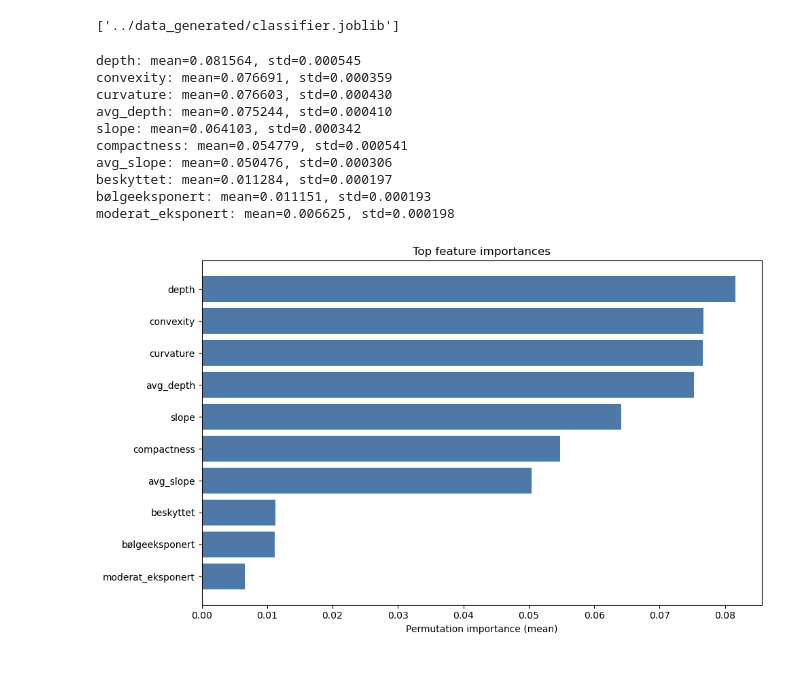
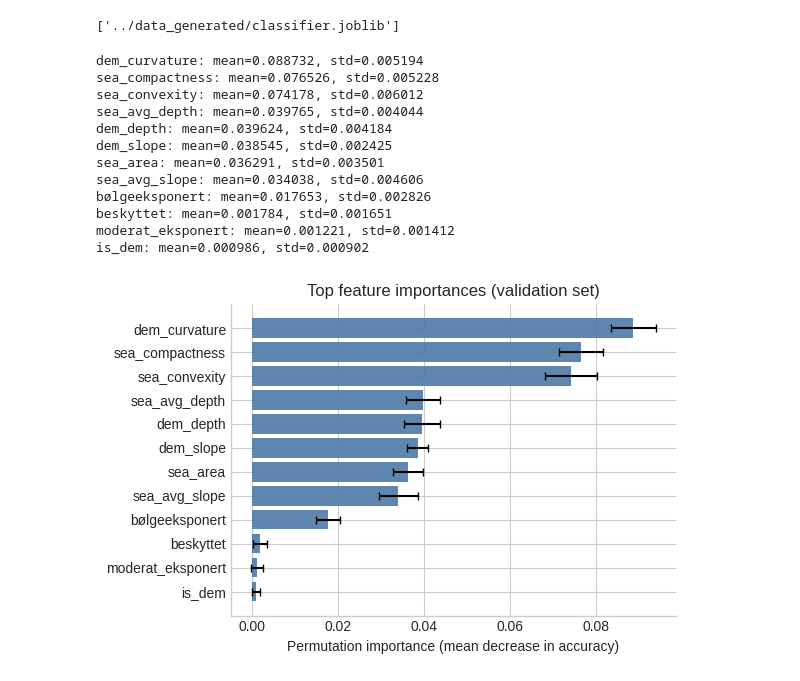
Before and after one commit to NIVANorge/marint-naturkart-niva, a Jupyter notebook: notebooks/02_modelling.ipynb, the cells around one changed output. Cells and saved outputs as stored; diff of their text form; code cells hidden in the pictures.

Commit message:
refactor with plot module and test training

```diff
--- a/notebooks/02_modelling.ipynb
+++ b/notebooks/02_modelling.ipynb
@@ -146,0 +143,4 @@ Baseline RandomForestClassifier - Train: 0.9807, Val: 0.7561
+# %%
+classifier, search_results = subkart.training.optimize_xgboost_hyperparameters(
+    X_train, y_train, X_val, y_val, classes
+)
@@ -176,55 +194,21 @@ dump(classifier, subkart.utils.model_dir_path() / "classifier.joblib")
 # %% [output]
 ['../data_generated/classifier.joblib']
 # %%
-# Compute permutation importance for the best model on validation data
-result = permutation_importance(classifier, X_val, y_val, n_repeats=5, random_state=42, n_jobs=2)
-_, id_type_map, _ = subkart.features.marine_type_map()
-# Build feature names: terrain features + one-hot marine type features
-feature_names = subkart.features.NAMES
-
-# Sort features by importance
-importances_mean = result.importances_mean
-importances_std = result.importances_std
-sorted_idx = np.argsort(importances_mean)[::-1]
-
-# Print top 20 features
-top_n = 20
-for i in sorted_idx[:top_n]:
-    print(f"{feature_names[i]}: mean={importances_mean[i]:.6f}, std={importances_std[i]:.6f}")
-
-# Save full importance results to JSON
-importance_dict = [
-    {
-        "feature": feature_names[i],
-        "mean": float(importances_mean[i]),
-        "std": float(importances_std[i]),
-    }
-    for i in sorted_idx
-]
-
-
-top_idx = sorted_idx[:top_n]
-labels = [feature_names[i] for i in top_idx]
-values = importances_mean[top_idx]
-
-plt.figure(figsize=(10, 6))
-plt.barh(labels[::-1], values[::-1], color="#4e79a7")
-plt.xlabel("Permutation importance (mean)")
-plt.title("Top feature importances")
-plt.tight_layout()
-plt.show()
+subkart.plot.feature_importance(classifier, X_val, y_val)
 # %% [output]
-depth: mean=0.081564, std=0.000545
-convexity: mean=0.076691, std=0.000359
-curvature: mean=0.076603, std=0.000430
-avg_depth: mean=0.075244, std=0.000410
-slope: mean=0.064103, std=0.000342
-compactness: mean=0.054779, std=0.000541
-avg_slope: mean=0.050476, std=0.000306
-beskyttet: mean=0.011284, std=0.000197
-bølgeeksponert: mean=0.011151, std=0.000193
-moderat_eksponert: mean=0.006625, std=0.000198
+dem_curvature: mean=0.088732, std=0.005194
+sea_compactness: mean=0.076526, std=0.005228
+sea_convexity: mean=0.074178, std=0.006012
+sea_avg_depth: mean=0.039765, std=0.004044
+dem_depth: mean=0.039624, std=0.004184
+dem_slope: mean=0.038545, std=0.002425
+sea_area: mean=0.036291, std=0.003501
+sea_avg_slope: mean=0.034038, std=0.004606
+bølgeeksponert: mean=0.017653, std=0.002826
+beskyttet: mean=0.001784, std=0.001651
+moderat_eksponert: mean=0.001221, std=0.001412
+is_dem: mean=0.000986, std=0.000902
-[figure, old version]
+[figure, new version]
 # %%
 # Predict on validation set
 y_val_pred = classifier.predict(X_val)
```
Also changed, not shown: parts of 9 cells of this notebook, 5 other files.
